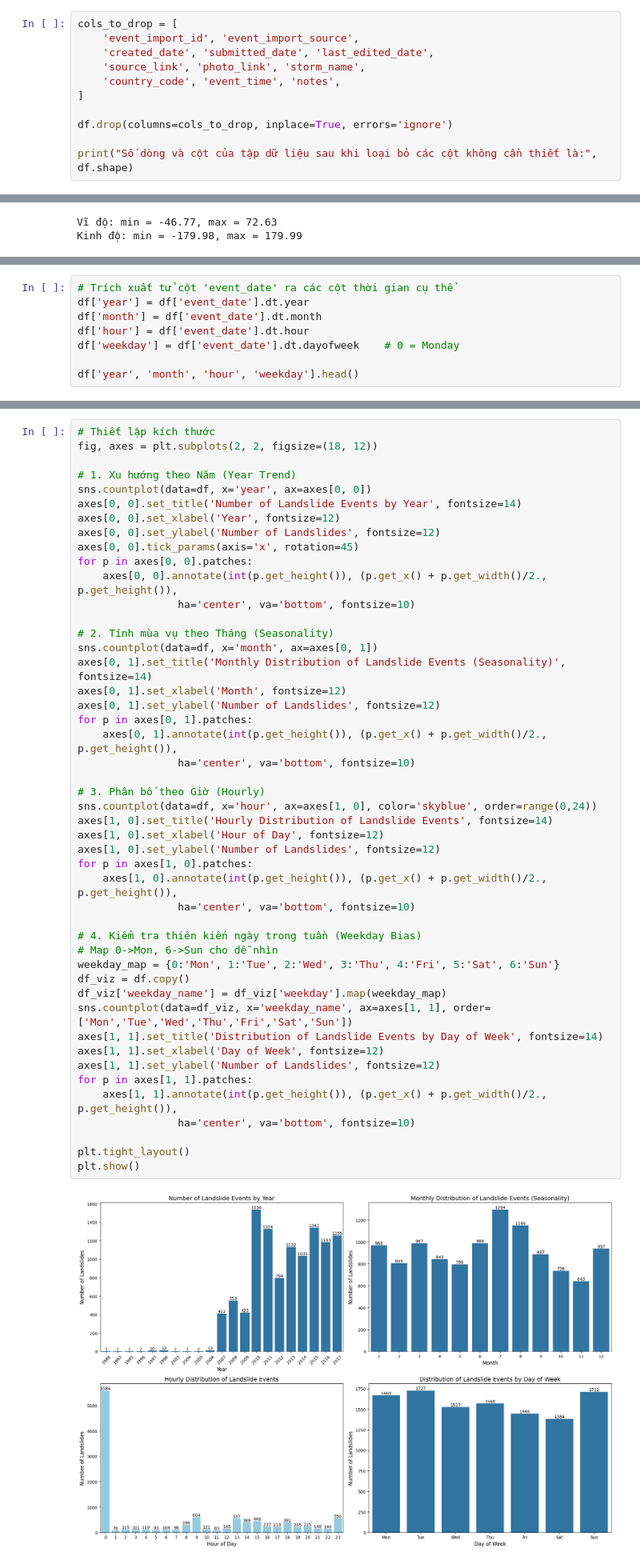
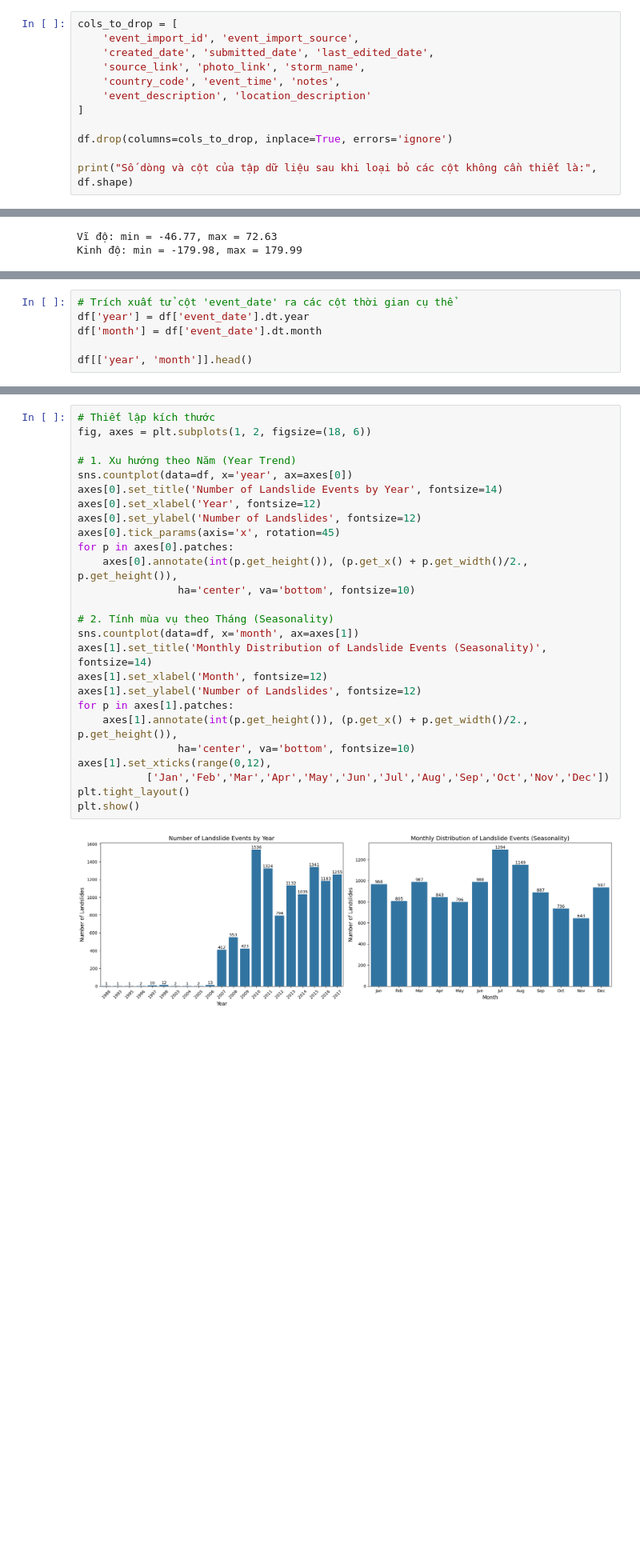
Before and after one commit to tientien01/Global-Landslide-Catalog-NASA-Analysis, a Jupyter notebook: notebook/02_data_exploration.ipynb, the cells around one changed output, grey strips where cells are left out. Shown at 80% size. Drawn from its saved outputs; the diff is of its cells as text; blank space fills up the shorter version.

Commit message:
feat: update data exploration 3

```diff
--- a/notebook/02_data_exploration.ipynb
+++ b/notebook/02_data_exploration.ipynb
@@ -181,6 +183,7 @@ cols_to_drop = [
     'created_date', 'submitted_date', 'last_edited_date',
     'source_link', 'photo_link', 'storm_name',
     'country_code', 'event_time', 'notes',
+    'event_description', 'location_description'
 ]
 
 df.drop(columns=cols_to_drop, inplace=True, errors='ignore')
@@ -795,8 +800,6 @@ Xét cột `event_date`
 # Trích xuất tử cột 'event_date' ra các cột thời gian cụ thể
 df['year'] = df['event_date'].dt.year
 df['month'] = df['event_date'].dt.month
-df['hour'] = df['event_date'].dt.hour
-df['weekday'] = df['event_date'].dt.dayofweek    # 0 = Monday
 
-df['year', 'month', 'hour', 'weekday'].head()
+df[['year', 'month']].head()
 # %% [output]
@@ -804,51 +814,30 @@ KeyError: ('year', 'month', 'hour', 'weekday')
 # %%
 # Thiết lập kích thước
-fig, axes = plt.subplots(2, 2, figsize=(18, 12))
+fig, axes = plt.subplots(1, 2, figsize=(18, 6))
 
 # 1. Xu hướng theo Năm (Year Trend)
-sns.countplot(data=df, x='year', ax=axes[0, 0])
-axes[0, 0].set_title('Number of Landslide Events by Year', fontsize=14)
-axes[0, 0].set_xlabel('Year', fontsize=12)
-axes[0, 0].set_ylabel('Number of Landslides', fontsize=12)
-axes[0, 0].tick_params(axis='x', rotation=45)
-for p in axes[0, 0].patches:
-    axes[0, 0].annotate(int(p.get_height()), (p.get_x() + p.get_width()/2., p.get_height()),
+sns.countplot(data=df, x='year', ax=axes[0])
+axes[0].set_title('Number of Landslide Events by Year', fontsize=14)
+axes[0].set_xlabel('Year', fontsize=12)
+axes[0].set_ylabel('Number of Landslides', fontsize=12)
+axes[0].tick_params(axis='x', rotation=45)
+for p in axes[0].patches:
+    axes[0].annotate(int(p.get_height()), (p.get_x() + p.get_width()/2., p.get_height()),
                 ha='center', va='bottom', fontsize=10)
 
 # 2. Tính mùa vụ theo Tháng (Seasonality)
-sns.countplot(data=df, x='month', ax=axes[0, 1])
-axes[0, 1].set_title('Monthly Distribution of Landslide Events (Seasonality)', fontsize=14)
-axes[0, 1].set_xlabel('Month', fontsize=12)
-axes[0, 1].set_ylabel('Number of Landslides', fontsize=12)
-for p in axes[0, 1].patches:
-    axes[0, 1].annotate(int(p.get_height()), (p.get_x() + p.get_width()/2., p.get_height()),
+sns.countplot(data=df, x='month', ax=axes[1])
+axes[1].set_title('Monthly Distribution of Landslide Events (Seasonality)', fontsize=14)
+axes[1].set_xlabel('Month', fontsize=12)
+axes[1].set_ylabel('Number of Landslides', fontsize=12)
+for p in axes[1].patches:
+    axes[1].annotate(int(p.get_height()), (p.get_x() + p.get_width()/2., p.get_height()),
                 ha='center', va='bottom', fontsize=10)
-
-# 3. Phân bố theo Giờ (Hourly)
-sns.countplot(data=df, x='hour', ax=axes[1, 0], color='skyblue', order=range(0,24))
-axes[1, 0].set_title('Hourly Distribution of Landslide Events', fontsize=14)
-axes[1, 0].set_xlabel('Hour of Day', fontsize=12)
-axes[1, 0].set_ylabel('Number of Landslides', fontsize=12)
-for p in axes[1, 0].patches:
-    axes[1, 0].annotate(int(p.get_height()), (p.get_x() + p.get_width()/2., p.get_height()),
-                ha='center', va='bottom', fontsize=10)
-
-# 4. Kiểm tra thiên kiến ngày trong tuần (Weekday Bias)
-# Map 0->Mon, 6->Sun cho dễ nhìn
-weekday_map = {0:'Mon', 1:'Tue', 2:'Wed', 3:'Thu', 4:'Fri', 5:'Sat', 6:'Sun'}
-df_viz = df.copy()
-df_viz['weekday_name'] = df_viz['weekday'].map(weekday_map)
-sns.countplot(data=df_viz, x='weekday_name', ax=axes[1, 1], order=['Mon','Tue','Wed','Thu','Fri','Sat','Sun'])
-axes[1, 1].set_title('Distribution of Landslide Events by Day of Week', fontsize=14)
-axes[1, 1].set_xlabel('Day of Week', fontsize=12)
-axes[1, 1].set_ylabel('Number of Landslides', fontsize=12)
-for p in axes[1, 1].patches:
-    axes[1, 1].annotate(int(p.get_height()), (p.get_x() + p.get_width()/2., p.get_height()),
-                ha='center', va='bottom', fontsize=10)
-
+axes[1].set_xticks(range(0,12),
+           ['Jan','Feb','Mar','Apr','May','Jun','Jul','Aug','Sep','Oct','Nov','Dec'])
 plt.tight_layout()
 plt.show()
 # %% [output]
-[figure, old version]
+[figure, new version]
 # %% [markdown]
 **Nhận xét:**
```
Also changed, not shown: parts of 26 cells of this notebook, 1 other file.
